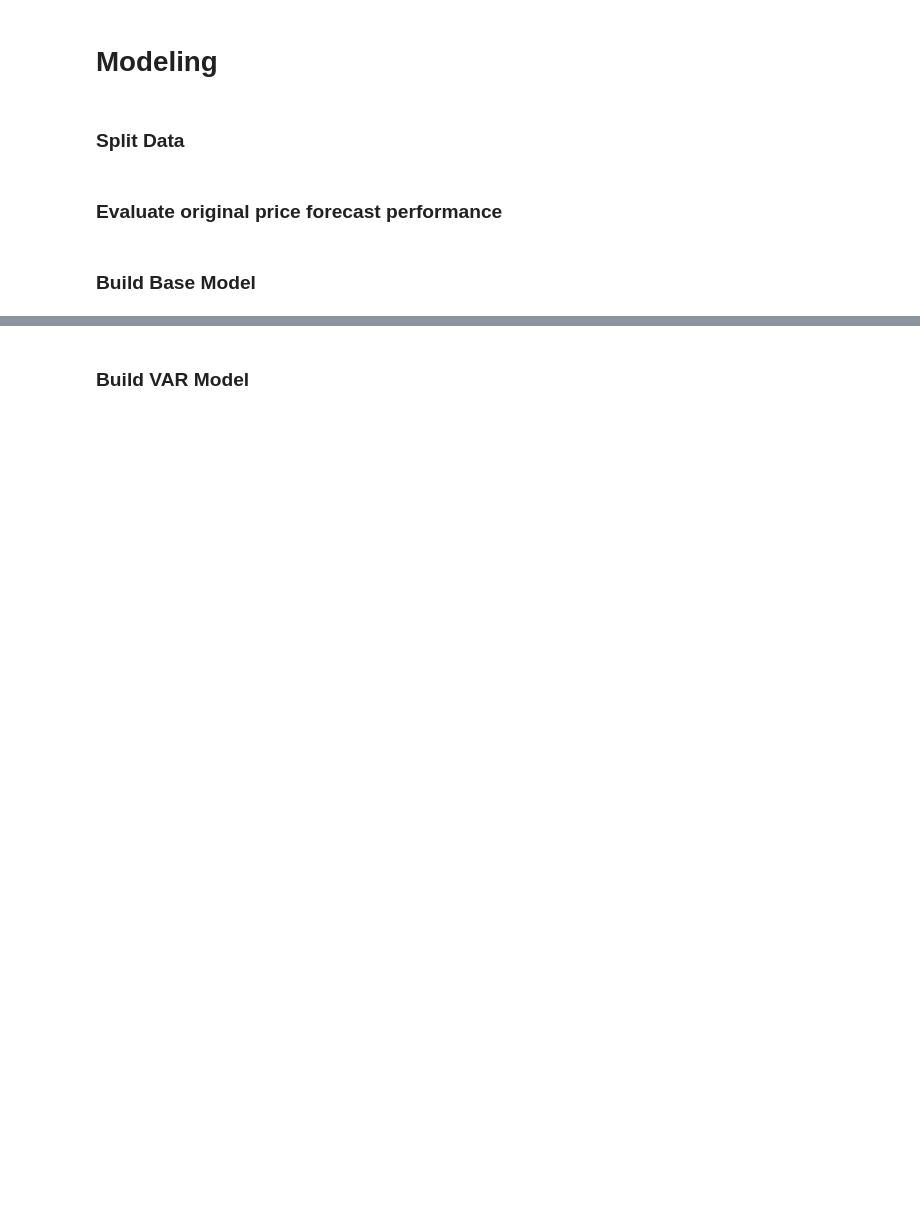
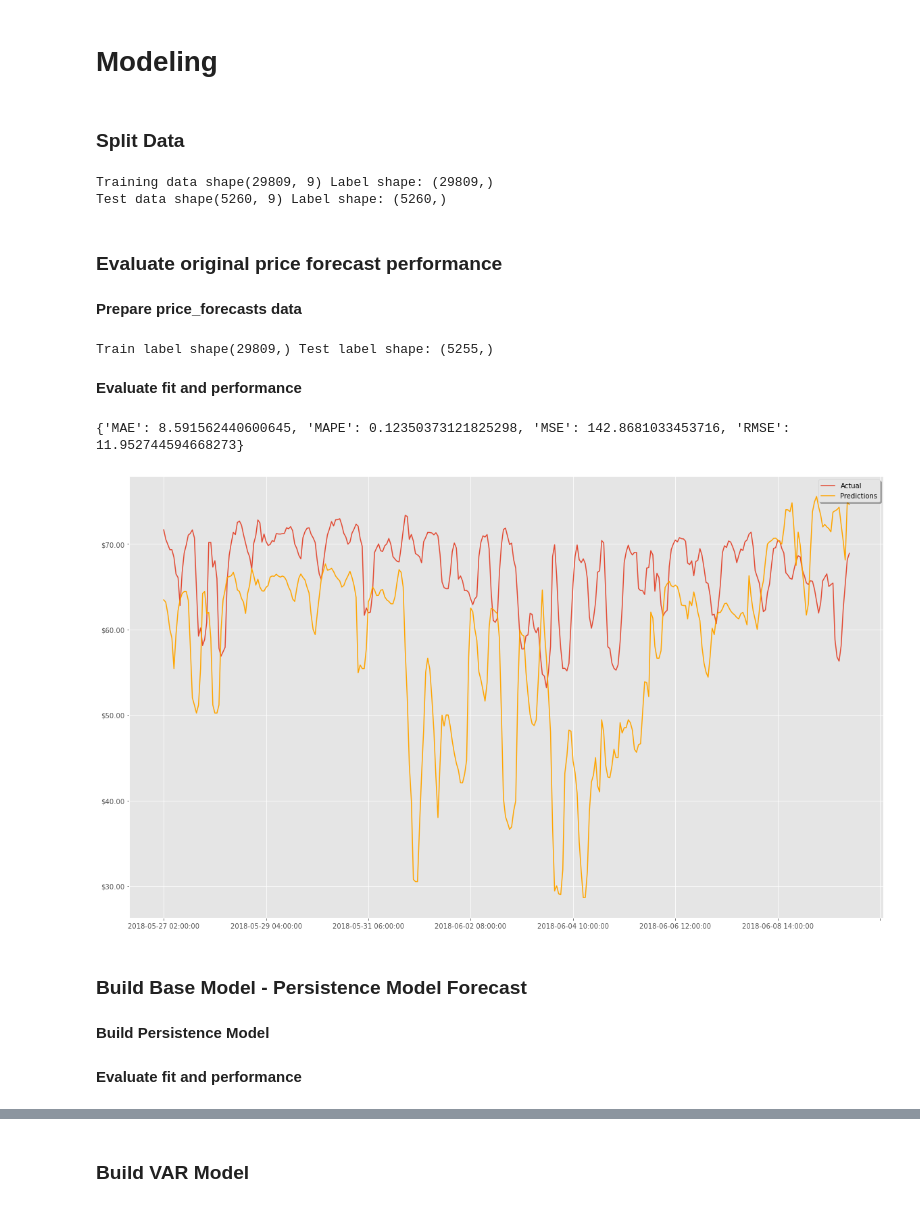
Before and after one commit to KishenSharma6/SpainEnergyAnalysis, a Jupyter notebook: Project Codes/04_Modeling/2020_0622_Model_Development.ipynb, the cells around one changed output, grey strips where cells are left out. Cells and saved outputs as stored; diff of their text form; code cells hidden in the pictures; blank space fills up the shorter version.

```diff
--- a/Project Codes/04_Modeling/2020_0622_Model_Development.ipynb
+++ b/Project Codes/04_Modeling/2020_0622_Model_Development.ipynb
@@ -60,7 +62,66 @@ Price forecasts shape: (35064, 1)
 # Modeling
 # %% [markdown]
 ### Split Data
+# %%
+#Assign train to X and labels to Y
+y = df['price actual']
+X= df.drop('price actual', axis =1)
+
+#Split data 85% train and 15% test
+cutoff = round(len(X) *.85)
+X_train = X[:cutoff]
+X_test = X[cutoff:]
+y_train= y[:cutoff]
+y_test= y[cutoff:]
+
+#Check
+print('Training data shape{} Label shape: {}'.format(X_train.shape,y_train.shape))
+print('Test data shape{} Label shape: {}'.format(X_test.shape,y_test.shape))
+# %% [output]
+Training data shape(29809, 9) Label shape: (29809,)
+Test data shape(5260, 9) Label shape: (5260,)
 # %% [markdown]
 ### Evaluate original price forecast performance
+# %% [markdown]
+**Prepare price_forecasts data**
+# %%
+#Split forecasts to evaluate predictions on train/test data
+price_train = price_forecasts.price_forecast[:cutoff]
+price_test = price_forecasts.price_forecast[cutoff:]
+
+#Check label shapes
+print('Train label shape{} Test label shape: {}'.format(price_train.shape,price_test.shape))
+# %% [output]
+Train label shape(29809,) Test label shape: (5255,)
+# %% [markdown]
+**Evaluate fit and performance**
+# %%
+#Read in model_performance to capture metrics
+from TimeSeriesStats import model_performance
+
+#Capture predictions
+predictions = price_test
+
+#Evaluate price preditions
+print(model_performance(predictions, y_test))
+
+#Plot predictions against actual
+from TimeseriesPlotter import timeseries_plot
+
+#Create fig
+f, ax = plt.subplots(figsize = (20,12))
+
+#Plot original data
+timeseries_plot(y_test[:24*14],title='Evaluating Original Price Predictions\n' ,label = 'Actual', ax = ax)
+
+timeseries_plot(predictions[:24*14], color = 'orange', label = 'Predictions', ax = ax, legend = True)
+
+###Set plot aesthetics###
+ax.get_yaxis().set_major_formatter(plt.FuncFormatter(lambda x, loc: "${:}.00".format(int(x))))
+# %% [output]
+{'MAE': 8.591562440600645, 'MAPE': 0.12350373121825298, 'MSE': 142.8681033453716, 'RMSE': 11.952744594668273}
+[figure, added]
+# %% [markdown]
+### Build Base Model - Persistence Model Forecast
 # %% [markdown]
-### Build Base Model
+**Build Persistence Model**
@@ -66,0 +136,2 @@ Price forecasts shape: (35064, 1)
+# %% [markdown]
+**Evaluate fit and performance**
```
Also changed, not shown: parts of 11 cells of this notebook, 3 other files.
